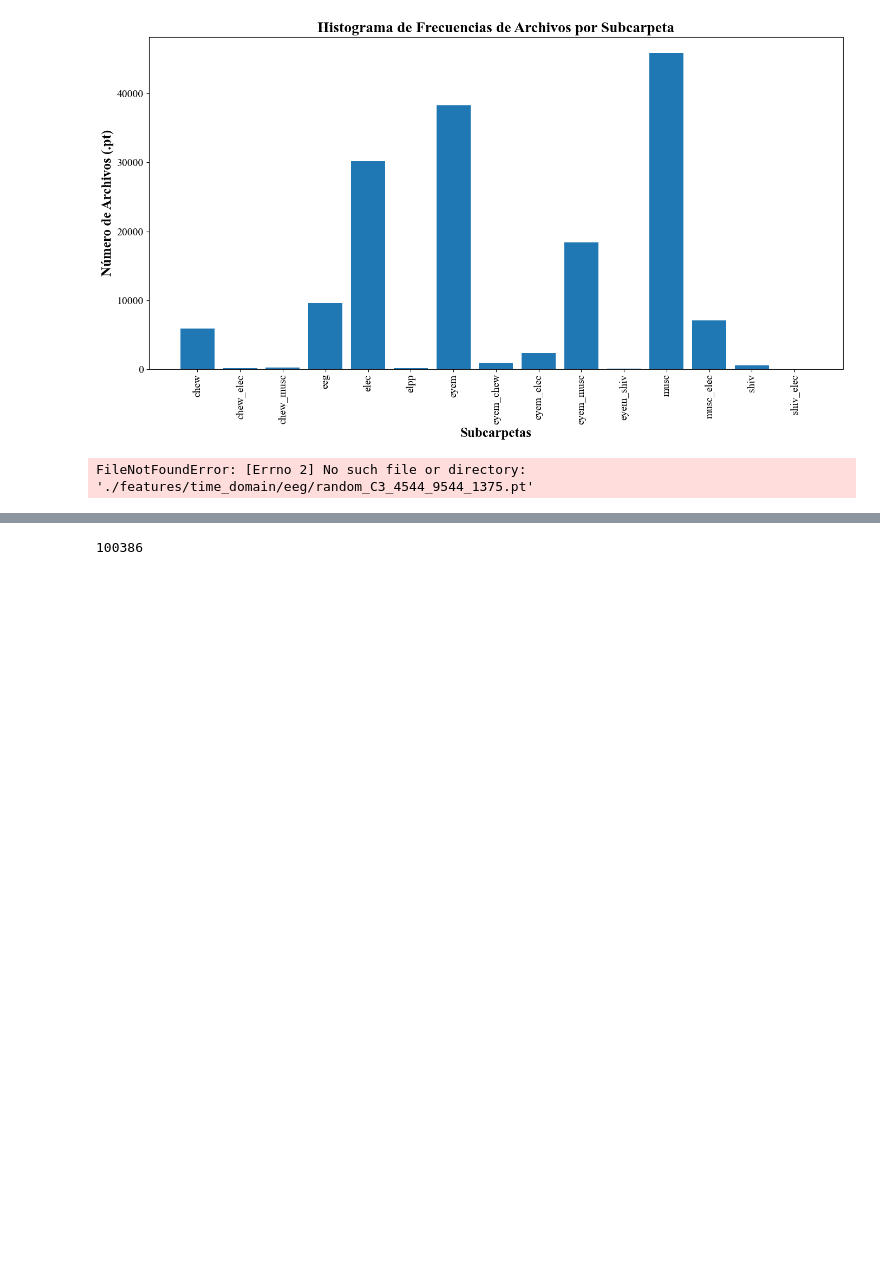
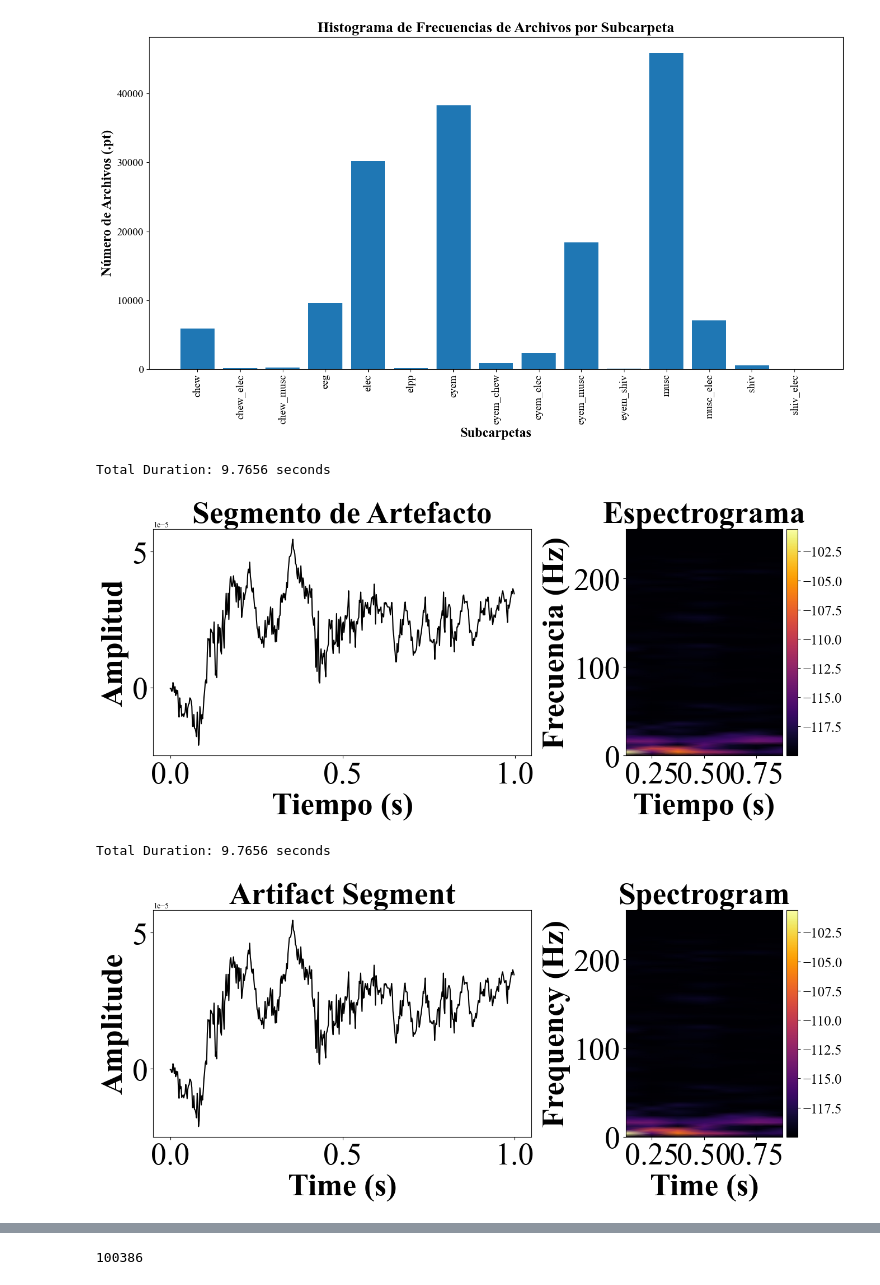
Before and after one commit to iemmanuelvm/segundo-semestre-dccd, a Jupyter notebook: 01_Preprocess_get_segments_from_EEG.ipynb, the cells around one changed output, grey strips where cells are left out. Saved outputs shown, nothing was run; the diff lists cells and outputs as text; code cells hidden in the pictures; blank space fills up the shorter version.

```diff
--- a/01_Preprocess_get_segments_from_EEG.ipynb
+++ b/01_Preprocess_get_segments_from_EEG.ipynb
@@ -166,8 +230,11 @@ def eeg_plot(data_path, sample_rate=512, duration=None, color="#0000FF", languag
 # %%
-eeg_plot('./features/time_domain/eeg/random_C3_4544_9544_1375.pt', 512, 1, '#000000', language='es')
-eeg_plot('./features/time_domain/eeg/random_C3_4544_9544_1375.pt', 512, 1, '#000000', language='en')
+eeg_plot('./features/time_domain/eeg/random_C3_100940_105940_214.pt', 512, 1, '#000000', language='es')
+eeg_plot('./features/time_domain/eeg/random_C3_100940_105940_214.pt', 512, 1, '#000000', language='en')
 # %% [output]
-FileNotFoundError: [Errno 2] No such file or directory: './features/time_domain/eeg/random_C3_4544_9544_1375.pt'
+Total Duration: 9.7656 seconds
+[figure, added]
+Total Duration: 9.7656 seconds
+[figure, added]
 # %%
 eeg_plot('./features/time_domain/chew/C3-CZ_0.0_21.0048.pt', 512, 1, '#000000', language='es')
 eeg_plot('./features/time_domain/chew/C3-CZ_0.0_21.0048.pt', 512, 1, '#000000', language='en')
```
Also changed, not shown: parts of 6 cells of this notebook, 1 other file.
